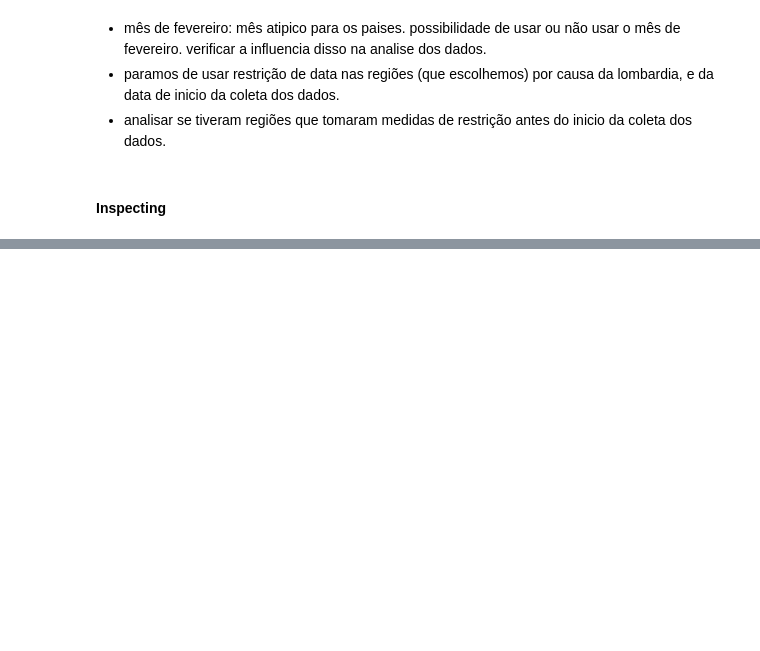
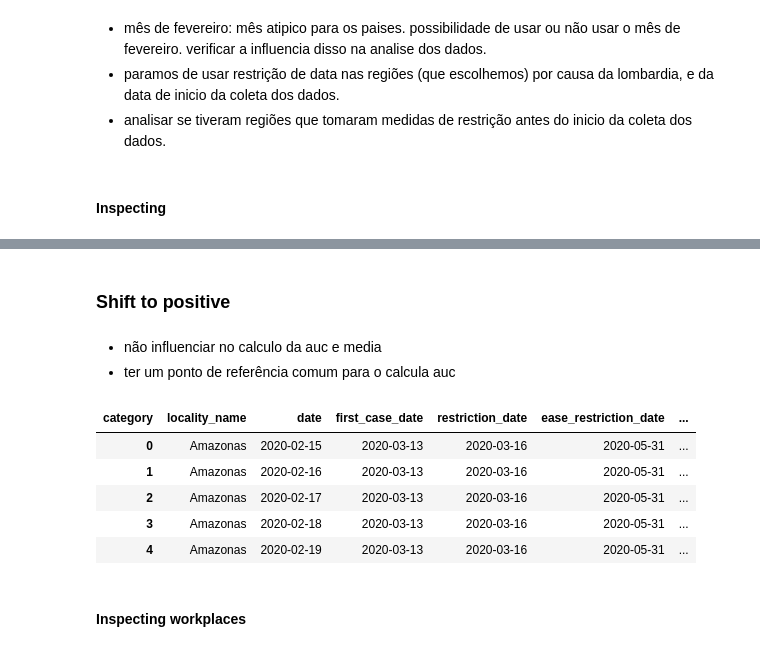
Before and after one commit to gabicavalcante/mcdm-covid19, a Jupyter notebook: _notebooks/MO-Covid19-Region.ipynb, the cells around one changed output, grey strips where cells are left out. Drawn from its saved outputs; the diff is of its cells as text; code cells hidden in the pictures; blank space fills up the shorter version.

Commit message:
add shift to positive

```diff
--- a/_notebooks/MO-Covid19-Region.ipynb
+++ b/_notebooks/MO-Covid19-Region.ipynb
@@ -210,0 +251,21 @@ fig.show()
+# %% [markdown]
+### Shift to positive
+# %% [markdown]
+- não influenciar no calculo da auc e media
+- ter um ponto de referência comum para o calcula auc
+# %%
+#hide_input
+index_vars = ["locality_name", "date", "first_case_date", "restriction_date", "ease_restriction_date",
+              "n_days_since_first_case", "n_days_since_restriction", "n_days_since_ease_restriction"]
+long_centered_shifted = shift_positive(long_centered_mean.copy())
+data_centered_shifted = long_centered_shifted.pivot_table(index=index_vars, columns=["category"], values="value").reset_index()
+data_centered_shifted.head()
+# %% [output]
+| category | locality_name | date | first_case_date | restriction_date | ease_restriction_date | ... |
+| 0 | Amazonas | 2020-02-15 | 2020-03-13 | 2020-03-16 | 2020-05-31 | ... |
+| 1 | Amazonas | 2020-02-16 | 2020-03-13 | 2020-03-16 | 2020-05-31 | ... |
+| 2 | Amazonas | 2020-02-17 | 2020-03-13 | 2020-03-16 | 2020-05-31 | ... |
+| 3 | Amazonas | 2020-02-18 | 2020-03-13 | 2020-03-16 | 2020-05-31 | ... |
+| 4 | Amazonas | 2020-02-19 | 2020-03-13 | 2020-03-16 | 2020-05-31 | ... |
+# %% [markdown]
+#### Inspecting workplaces
```
Also changed, not shown: parts of 12 cells of this notebook.
